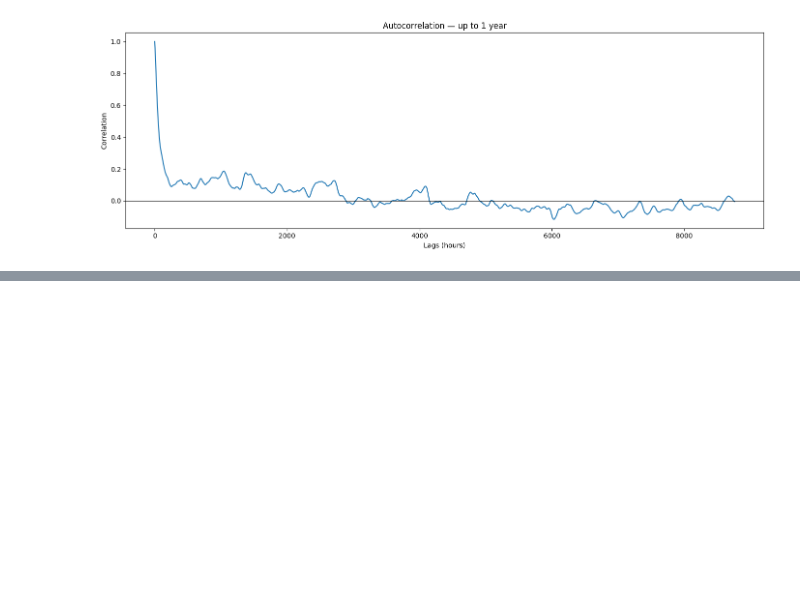
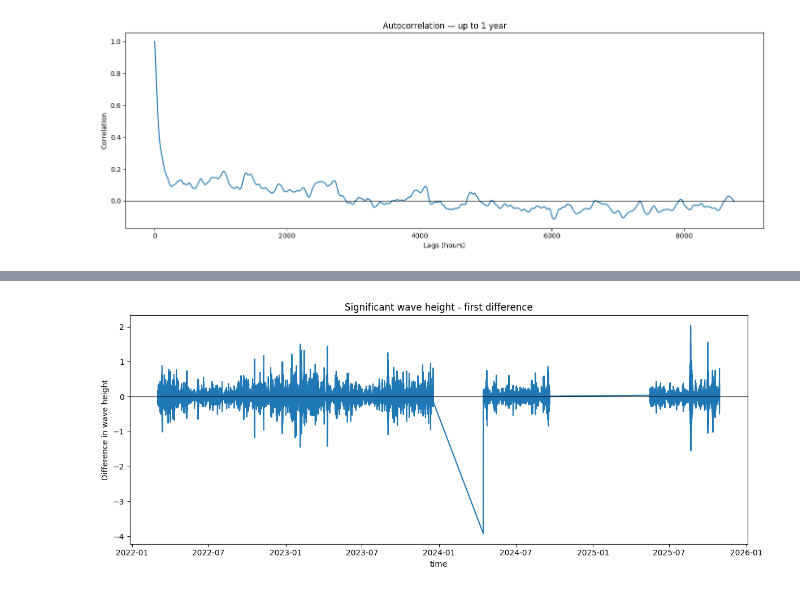
Before and after one commit to serene-b/wavecast, a Jupyter notebook: notebooks/02_time_series_analysis.ipynb, the cells around one changed output, grey strips where cells are left out. Drawn from its saved outputs; the diff is of its cells as text; code cells hidden in the pictures; blank space fills up the shorter version.

```diff
--- a/notebooks/02_time_series_analysis.ipynb
+++ b/notebooks/02_time_series_analysis.ipynb
@@ -64,3 +76,5 @@ plt.tight_layout()
 plt.show()
 # %% [output]
 [figure]
+# %%
+wvht = data["Significant wave height"].copy()
@@ -66,0 +99,16 @@ plt.show()
+# %%
+wvht_diff = wvht.diff()
+
+plt.figure(figsize=(12, 5))
+plt.plot(wvht_diff)
+
+plt.axhline(0, color="black", linewidth=0.8)
+
+plt.xlabel("time")
+plt.ylabel("Difference in wave height")
+plt.title("Significant wave height - first difference")
+
+plt.tight_layout()
+plt.show()
+# %% [output]
+[figure, added]
```
Also changed, not shown: parts of 5 cells of this notebook.
